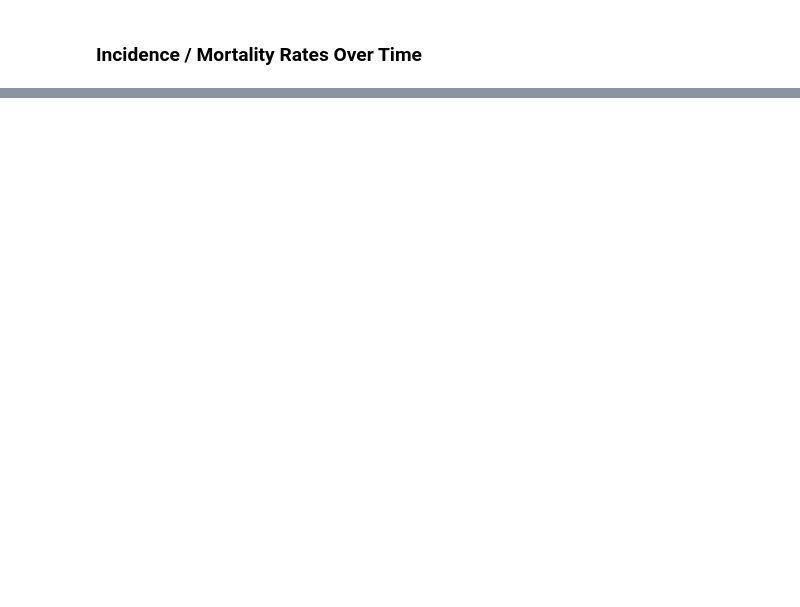
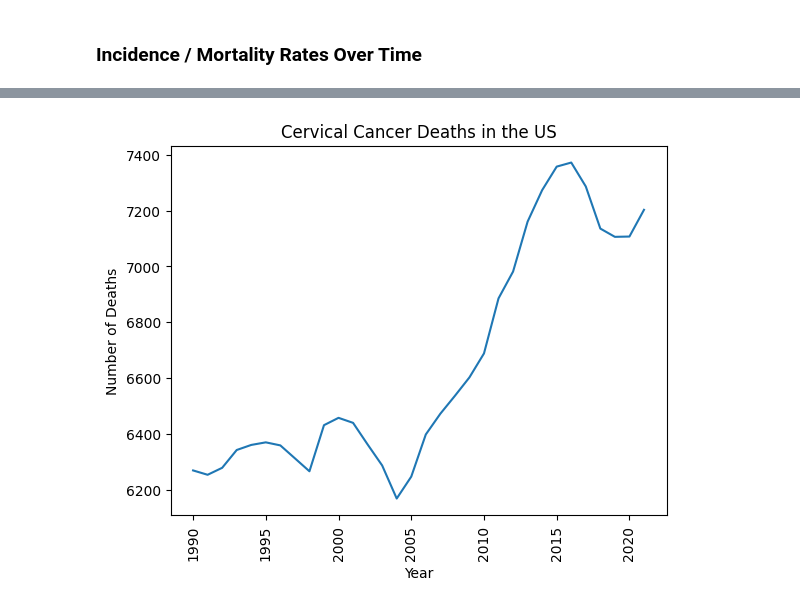
Before and after one commit to maya-papaya/ads1-cervical-cancer-analysis, a Jupyter notebook: Analysis, Exploration, & Visualization (4).ipynb, the cells around one changed output, grey strips where cells are left out. Drawn from its saved outputs; the diff is of its cells as text; code cells hidden in the pictures; blank space fills up the shorter version.

```diff
--- a/Analysis, Exploration, & Visualization (4).ipynb
+++ b/Analysis, Exploration, & Visualization (4).ipynb
@@ -40,0 +41,13 @@ Aim for visualizations that not only look good but also provide a clear narrativ
+# %%
+# MORTALITY COUNTS IN US OVER TIME
+query = "SELECT year, SUM(mort_count) AS overall_mort FROM data GROUP BY year ORDER BY year ASC;"
+mort_counts = pd.read_sql(query, con)
+
+plt.title("Cervical Cancer Deaths in the US")
+plt.xlabel('Year')
+plt.ylabel('Number of Deaths')
+plt.plot(mort_counts['year'], mort_counts['overall_mort'])
+plt.xticks(rotation='vertical')
+plt.show()
+# %% [output]
+[figure, added]
```
Also changed, not shown: parts of 18 cells of this notebook.
